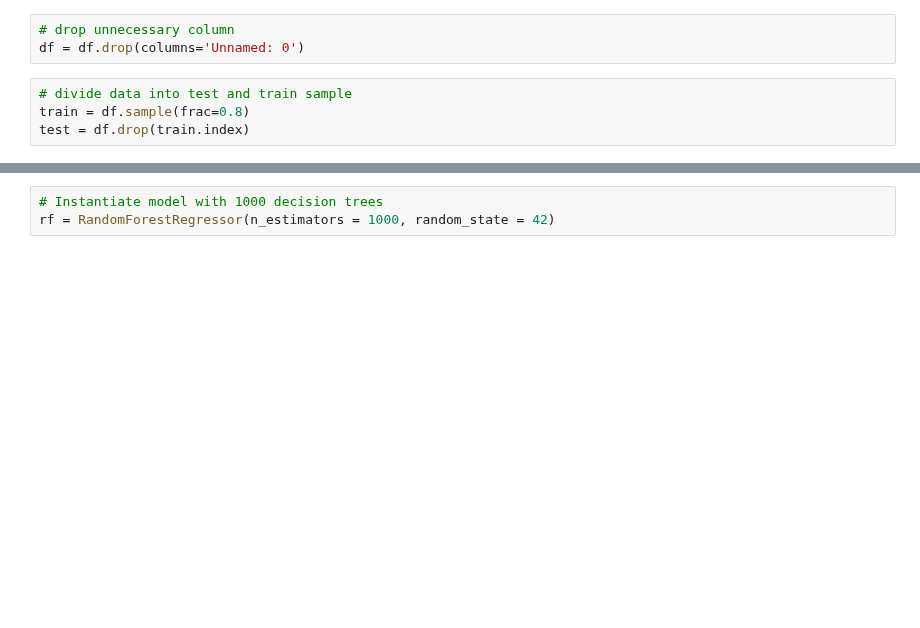
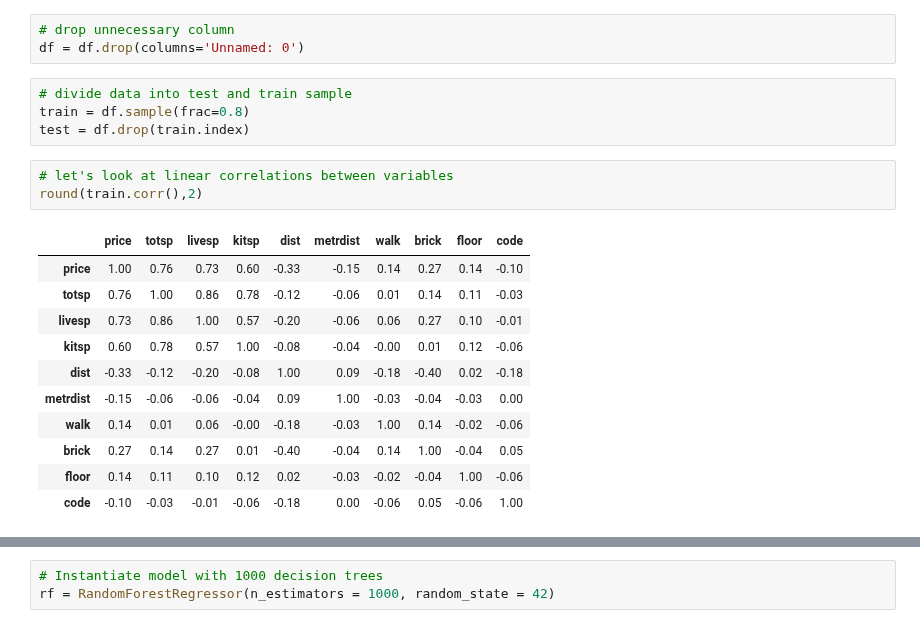
Before and after one commit to MathewShuvarikov/Python_and_R, a Jupyter notebook: Random_Forest/Moscow_flats_RF.ipynb, the cells around one changed output, grey strips where cells are left out. Cells and saved outputs as stored; diff of their text form; blank space fills up the shorter version.

```diff
--- a/Random_Forest/Moscow_flats_RF.ipynb
+++ b/Random_Forest/Moscow_flats_RF.ipynb
@@ -53,3 +54,18 @@ df = df.drop(columns='Unnamed: 0')
 # divide data into test and train sample
 train = df.sample(frac=0.8)
 test = df.drop(train.index)
+# %%
+# let's look at linear correlations between variables
+round(train.corr(),2)
+# %% [output]
+|  | price | totsp | livesp | kitsp | dist | metrdist | walk | brick | floor | code |
+| price | 1.00 | 0.76 | 0.73 | 0.60 | -0.33 | -0.15 | 0.14 | 0.27 | 0.14 | -0.10 |
+| totsp | 0.76 | 1.00 | 0.86 | 0.78 | -0.12 | -0.06 | 0.01 | 0.14 | 0.11 | -0.03 |
+| livesp | 0.73 | 0.86 | 1.00 | 0.57 | -0.20 | -0.06 | 0.06 | 0.27 | 0.10 | -0.01 |
+| kitsp | 0.60 | 0.78 | 0.57 | 1.00 | -0.08 | -0.04 | -0.00 | 0.01 | 0.12 | -0.06 |
+| dist | -0.33 | -0.12 | -0.20 | -0.08 | 1.00 | 0.09 | -0.18 | -0.40 | 0.02 | -0.18 |
+| metrdist | -0.15 | -0.06 | -0.06 | -0.04 | 0.09 | 1.00 | -0.03 | -0.04 | -0.03 | 0.00 |
+| walk | 0.14 | 0.01 | 0.06 | -0.00 | -0.18 | -0.03 | 1.00 | 0.14 | -0.02 | -0.06 |
+| brick | 0.27 | 0.14 | 0.27 | 0.01 | -0.40 | -0.04 | 0.14 | 1.00 | -0.04 | 0.05 |
+| floor | 0.14 | 0.11 | 0.10 | 0.12 | 0.02 | -0.03 | -0.02 | -0.04 | 1.00 | -0.06 |
+| code | -0.10 | -0.03 | -0.01 | -0.06 | -0.18 | 0.00 | -0.06 | 0.05 | -0.06 | 1.00 |
```
Also changed, not shown: parts of 13 cells of this notebook.
